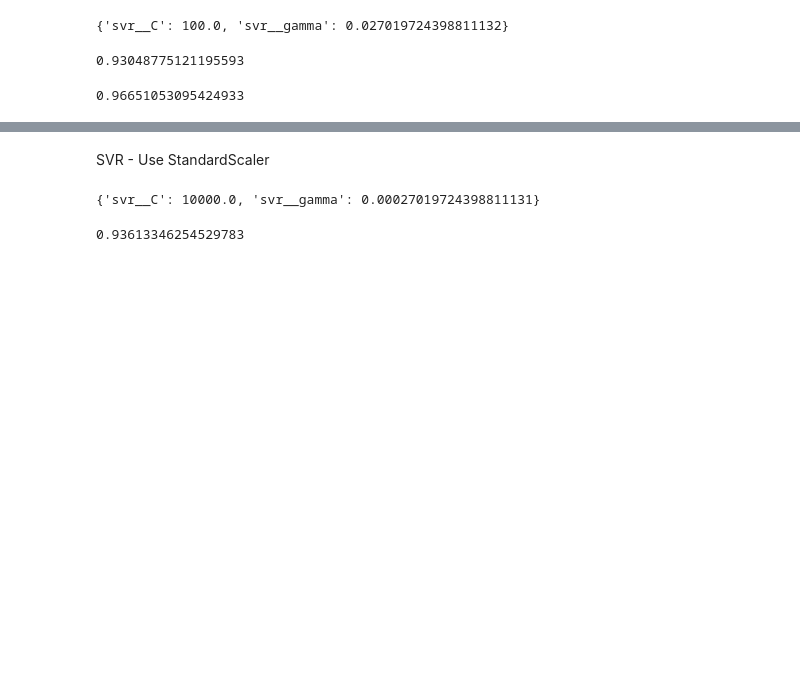
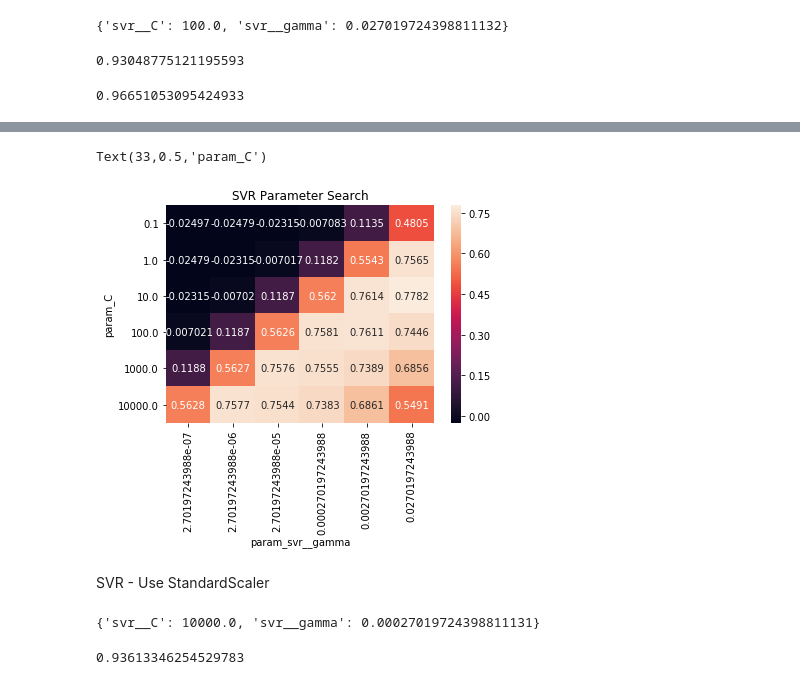
Before and after one commit to applied-ml-spring-18/homework-3-panda-express, a Jupyter notebook: hw3.ipynb, the cells around one changed output, grey strips where cells are left out. Cells and saved outputs as stored; diff of their text form; code cells hidden in the pictures; blank space fills up the shorter version.

```diff
--- a/hw3.ipynb
+++ b/hw3.ipynb
@@ -331,3 +355,16 @@ svr_pipe_s_t_mas.score(X_18, y_18)
+# %%
+import pandas as pd
+res_svr_1 = pd.pivot_table(pd.DataFrame(grid.cv_results_), values='mean_test_score', index='param_svr__C', columns='param_svr__gamma')
+pd.set_option("display.precision",3)
+res_svr_1 = res_svr_1.set_index(res_svr_1.index.values.round(6))
+# %%
+import seaborn as sns
+ax = sns.heatmap(res_svr_1, annot=True, fmt=".4g")
+ax.set_title('SVR Parameter Search')
+ax.set_ylabel('param_C')
+# %% [output]
+Text(33,0.5,'param_C')
+[figure, added]
 # %% [markdown]
 SVR - Use StandardScaler
 # %%
```
Also changed, not shown: parts of 3 cells of this notebook.
